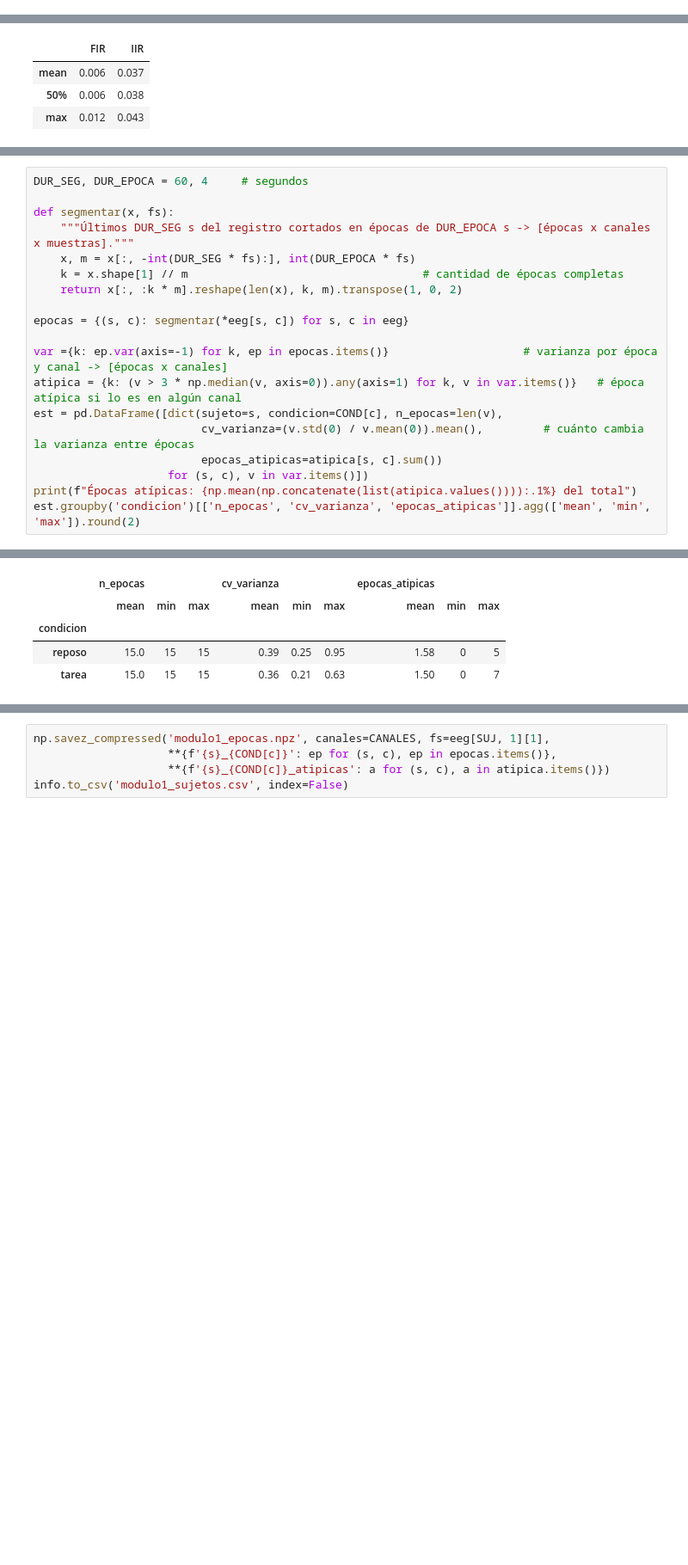
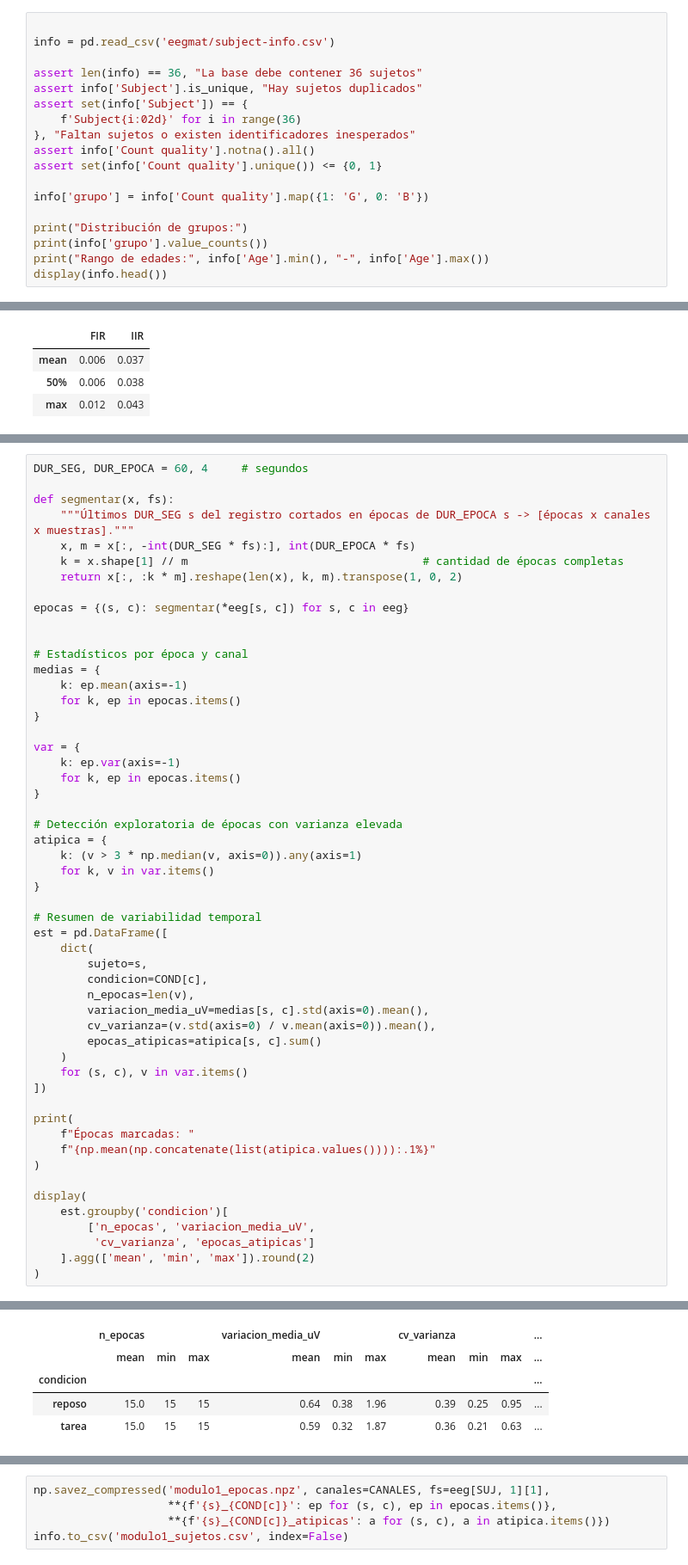
Before and after one commit to vickylauu/PSIB2026Q2-TPS-Grupo12-Lautersztein-Reggio-Ballester, a Jupyter notebook: notebooks/01_contextualizacion_preprocesamiento.ipynb, the cells around one changed output, grey strips where cells are left out. Shown at 86% size. Drawn from its saved outputs; the diff is of its cells as text; blank space fills up the shorter version.

```diff
--- a/notebooks/01_contextualizacion_preprocesamiento.ipynb
+++ b/notebooks/01_contextualizacion_preprocesamiento.ipynb
@@ -42,0 +29,18 @@ info.head()
+# %%
+
+info = pd.read_csv('eegmat/subject-info.csv')
+
+assert len(info) == 36, "La base debe contener 36 sujetos"
+assert info['Subject'].is_unique, "Hay sujetos duplicados"
+assert set(info['Subject']) == {
+    f'Subject{i:02d}' for i in range(36)
+}, "Faltan sujetos o existen identificadores inesperados"
+assert info['Count quality'].notna().all()
+assert set(info['Count quality'].unique()) <= {0, 1}
+
+info['grupo'] = info['Count quality'].map({1: 'G', 0: 'B'})
+
+print("Distribución de grupos:")
+print(info['grupo'].value_counts())
+print("Rango de edades:", info['Age'].min(), "-", info['Age'].max())
+display(info.head())
@@ -259,12 +292,46 @@ def segmentar(x, fs):
 
 epocas = {(s, c): segmentar(*eeg[s, c]) for s, c in eeg}
 
-var ={k: ep.var(axis=-1) for k, ep in epocas.items()}                    # varianza por época y canal -> [épocas x canales]
-atipica = {k: (v > 3 * np.median(v, axis=0)).any(axis=1) for k, v in var.items()}   # época atípica si lo es en algún canal
-est = pd.DataFrame([dict(sujeto=s, condicion=COND[c], n_epocas=len(v),
-                         cv_varianza=(v.std(0) / v.mean(0)).mean(),         # cuánto cambia la varianza entre épocas
-                         epocas_atipicas=atipica[s, c].sum())
-                    for (s, c), v in var.items()])
-print(f"Épocas atípicas: {np.mean(np.concatenate(list(atipica.values()))):.1%} del total")
-est.groupby('condicion')[['n_epocas', 'cv_varianza', 'epocas_atipicas']].agg(['mean', 'min', 'max']).round(2)
+
+# Estadísticos por época y canal
+medias = {
+    k: ep.mean(axis=-1)
+    for k, ep in epocas.items()
+}
+
+var = {
+    k: ep.var(axis=-1)
+    for k, ep in epocas.items()
+}
+
+# Detección exploratoria de épocas con varianza elevada
+atipica = {
+    k: (v > 3 * np.median(v, axis=0)).any(axis=1)
+    for k, v in var.items()
+}
+
+# Resumen de variabilidad temporal
+est = pd.DataFrame([
+    dict(
+        sujeto=s,
+        condicion=COND[c],
+        n_epocas=len(v),
+        variacion_media_uV=medias[s, c].std(axis=0).mean(),
+        cv_varianza=(v.std(axis=0) / v.mean(axis=0)).mean(),
+        epocas_atipicas=atipica[s, c].sum()
+    )
+    for (s, c), v in var.items()
+])
+
+print(
+    f"Épocas marcadas: "
+    f"{np.mean(np.concatenate(list(atipica.values()))):.1%}"
+)
+
+display(
+    est.groupby('condicion')[
+        ['n_epocas', 'variacion_media_uV',
+         'cv_varianza', 'epocas_atipicas']
+    ].agg(['mean', 'min', 'max']).round(2)
+)
 # %% [output]
@@ -272,8 +339,8 @@ est.groupby('condicion')[['n_epocas', 'cv_varianza', 'epocas_atipicas']].agg(['m
-|  | n_epocas |  |  | cv_varianza |  |  | epocas_atipicas |  |  |
-|  | mean | min | max | mean | min | max | mean | min | max |
-| condicion |  |  |  |  |  |  |  |  |  |
-| reposo | 15.0 | 15 | 15 | 0.39 | 0.25 | 0.95 | 1.58 | 0 | 5 |
-| tarea | 15.0 | 15 | 15 | 0.36 | 0.21 | 0.63 | 1.50 | 0 | 7 |
+|  | n_epocas |  |  | variacion_media_uV |  |  | cv_varianza |  |  | ... |
+|  | mean | min | max | mean | min | max | mean | min | max | ... |
+| condicion |  |  |  |  |  |  |  |  |  | ... |
+| reposo | 15.0 | 15 | 15 | 0.64 | 0.38 | 1.96 | 0.39 | 0.25 | 0.95 | ... |
+| tarea | 15.0 | 15 | 15 | 0.59 | 0.32 | 1.87 | 0.36 | 0.21 | 0.63 | ... |
 # %%
 # Varianza por época y canal del sujeto de ejemplo: una época que "se enciende" en muchos canales es un cambio abrupto
 fig, ax = plt.subplots(1, 2, figsize=(14, 4), sharey=True)
```
Also changed, not shown: parts of 12 cells of this notebook.
